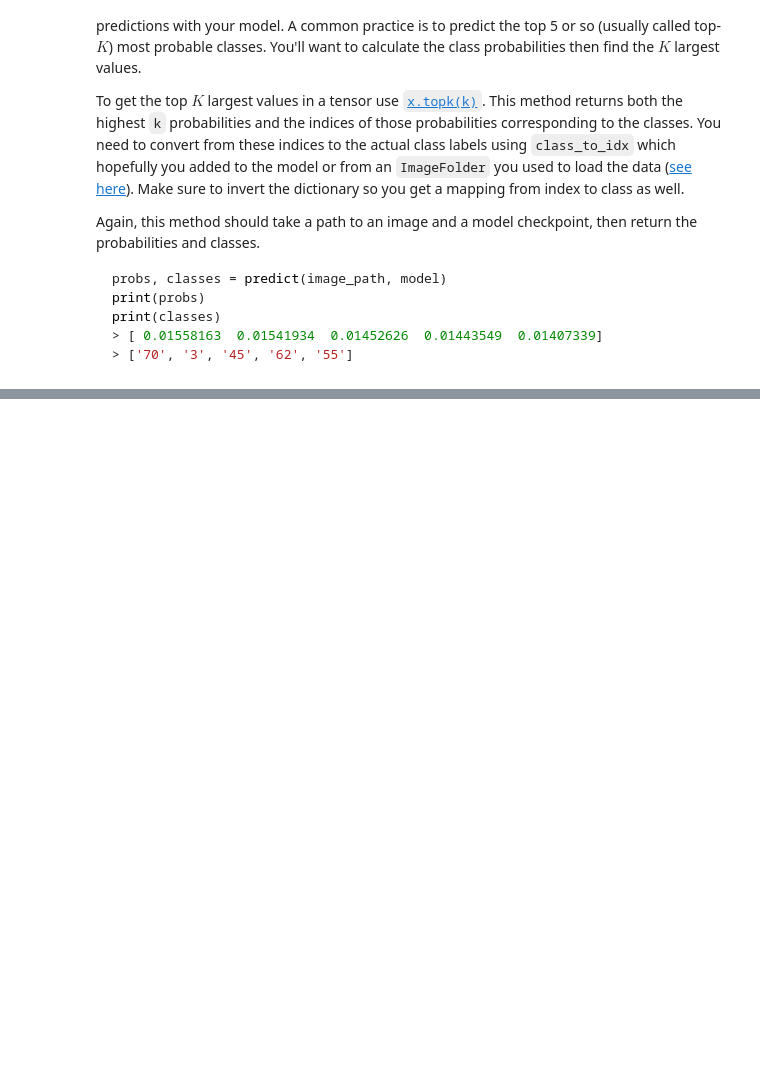
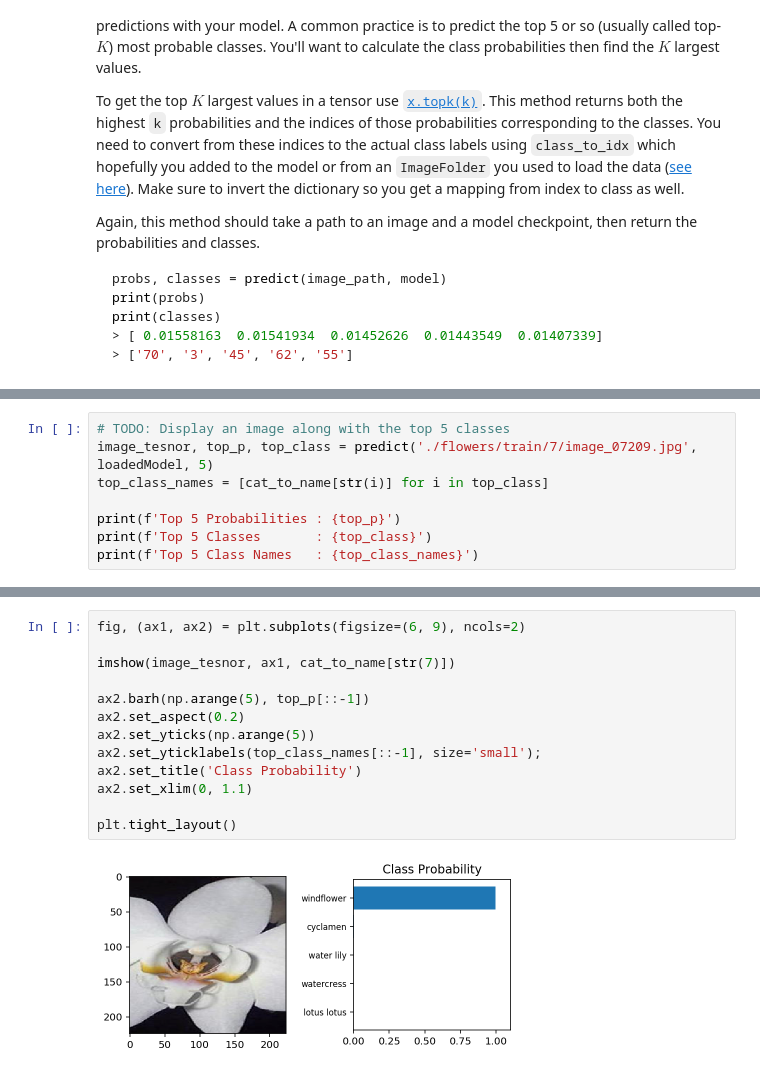
Before and after one commit to vsagarmb/aipnd-project, a Jupyter notebook: Image Classifier Project.ipynb, the cells around one changed output, grey strips where cells are left out. Saved outputs shown, nothing was run; the diff lists cells and outputs as text; blank space fills up the shorter version.

```diff
--- a/Image Classifier Project.ipynb
+++ b/Image Classifier Project.ipynb
@@ -642,0 +643,8 @@ You can convert from the class integer encoding to actual flower names with the
+# %%
+# TODO: Display an image along with the top 5 classes
+image_tesnor, top_p, top_class = predict('./flowers/train/7/image_07209.jpg', loadedModel, 5)
+top_class_names = [cat_to_name[str(i)] for i in top_class]
+
+print(f'Top 5 Probabilities : {top_p}')
+print(f'Top 5 Classes       : {top_class}')
+print(f'Top 5 Class Names   : {top_class_names}')
@@ -642,0 +661,15 @@ You can convert from the class integer encoding to actual flower names with the
+# %%
+fig, (ax1, ax2) = plt.subplots(figsize=(6, 9), ncols=2)
+
+imshow(image_tesnor, ax1, cat_to_name[str(7)])
+
+ax2.barh(np.arange(5), top_p[::-1])
+ax2.set_aspect(0.2)
+ax2.set_yticks(np.arange(5))
+ax2.set_yticklabels(top_class_names[::-1], size='small');
+ax2.set_title('Class Probability')
+ax2.set_xlim(0, 1.1)
+
+plt.tight_layout()
+# %% [output]
+[figure, added]
```
Also changed, not shown: parts of 6 cells of this notebook.
